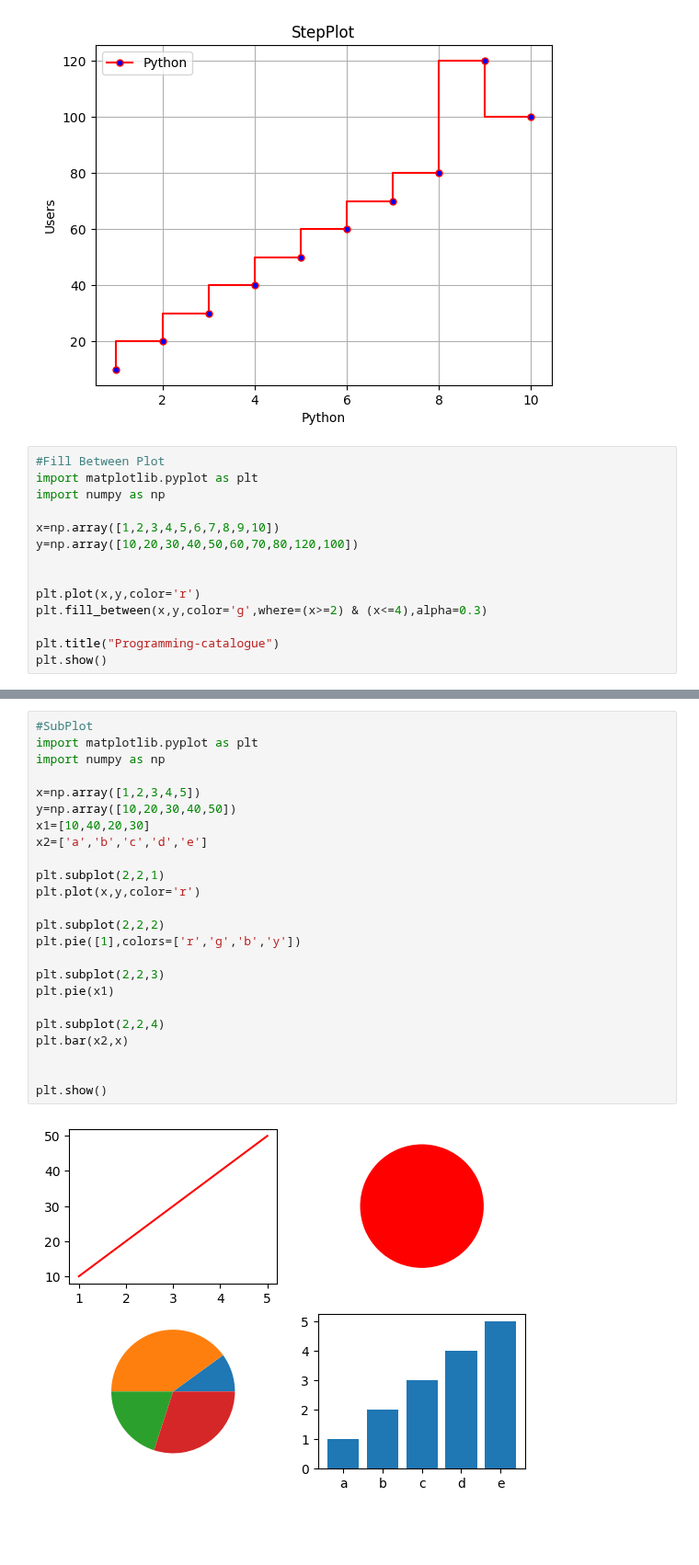
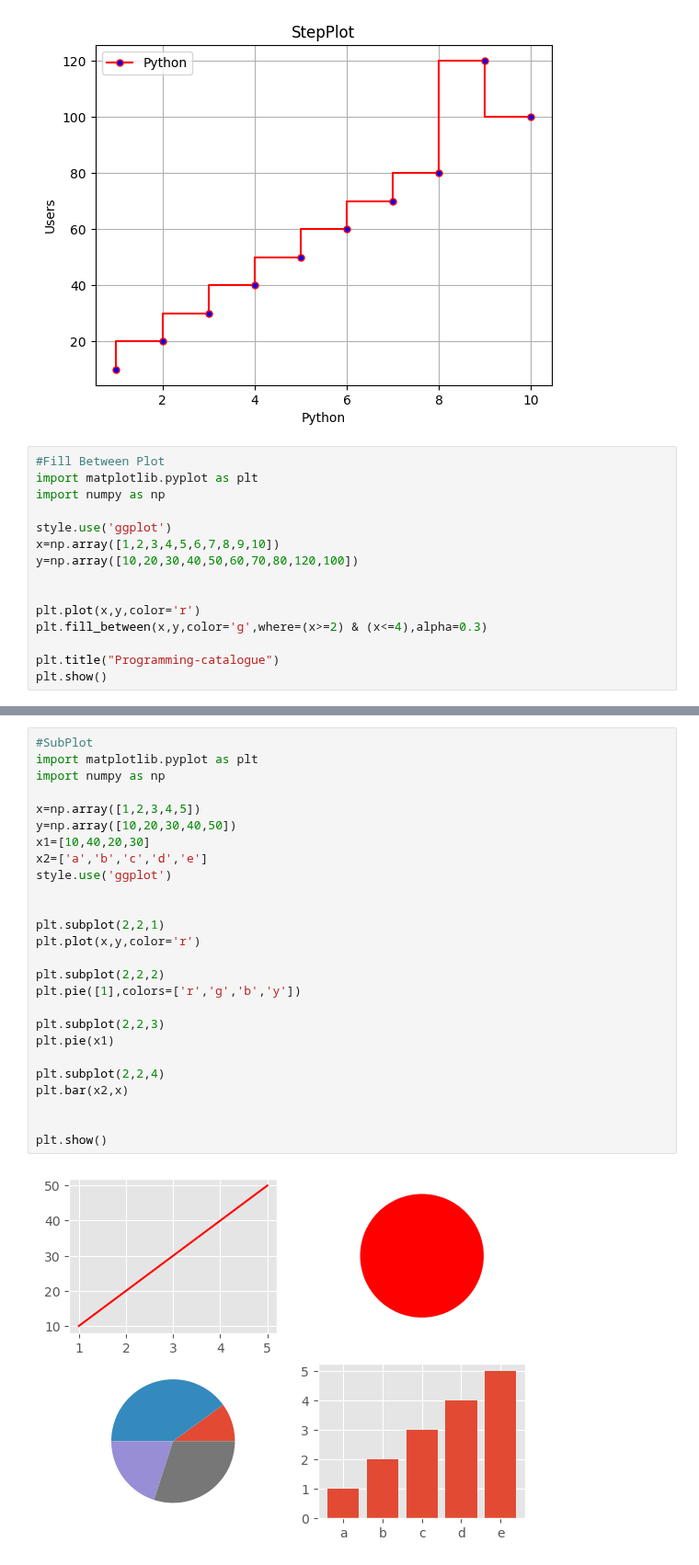
Before and after one commit to PradeepBhattarai/DataScience, a Jupyter notebook: DataVisualization.ipynb, the cells around one changed output, grey strips where cells are left out. Shown at 92% size. Cells and saved outputs as stored; diff of their text form; blank space fills up the shorter version.

```diff
--- a/DataVisualization.ipynb
+++ b/DataVisualization.ipynb
@@ -241,6 +244,7 @@ plt.show()
 import matplotlib.pyplot as plt
 import numpy as np
 
+style.use('ggplot')
 x=np.array([1,2,3,4,5,6,7,8,9,10])
 y=np.array([10,20,30,40,50,60,70,80,120,100])
 
@@ -255,29 +259,31 @@ plt.show()
 # %%
 #SubPlot
 import matplotlib.pyplot as plt
 import numpy as np
 
 x=np.array([1,2,3,4,5])
 y=np.array([10,20,30,40,50])
 x1=[10,40,20,30]
 x2=['a','b','c','d','e']
+style.use('ggplot')
+
 
 plt.subplot(2,2,1)
 plt.plot(x,y,color='r')
 
 plt.subplot(2,2,2)
 plt.pie([1],colors=['r','g','b','y'])
 
 plt.subplot(2,2,3)
 plt.pie(x1)
 
 plt.subplot(2,2,4)
 plt.bar(x2,x)
 
 
 plt.show()
 # %% [output]
-[figure, old version]
+[figure, new version]
 # %%
 #save Plot in .png or .jpeg or .jpg or other formats
 #SubPlot
```
Also changed, not shown: parts of 9 cells of this notebook, 8 other files.
